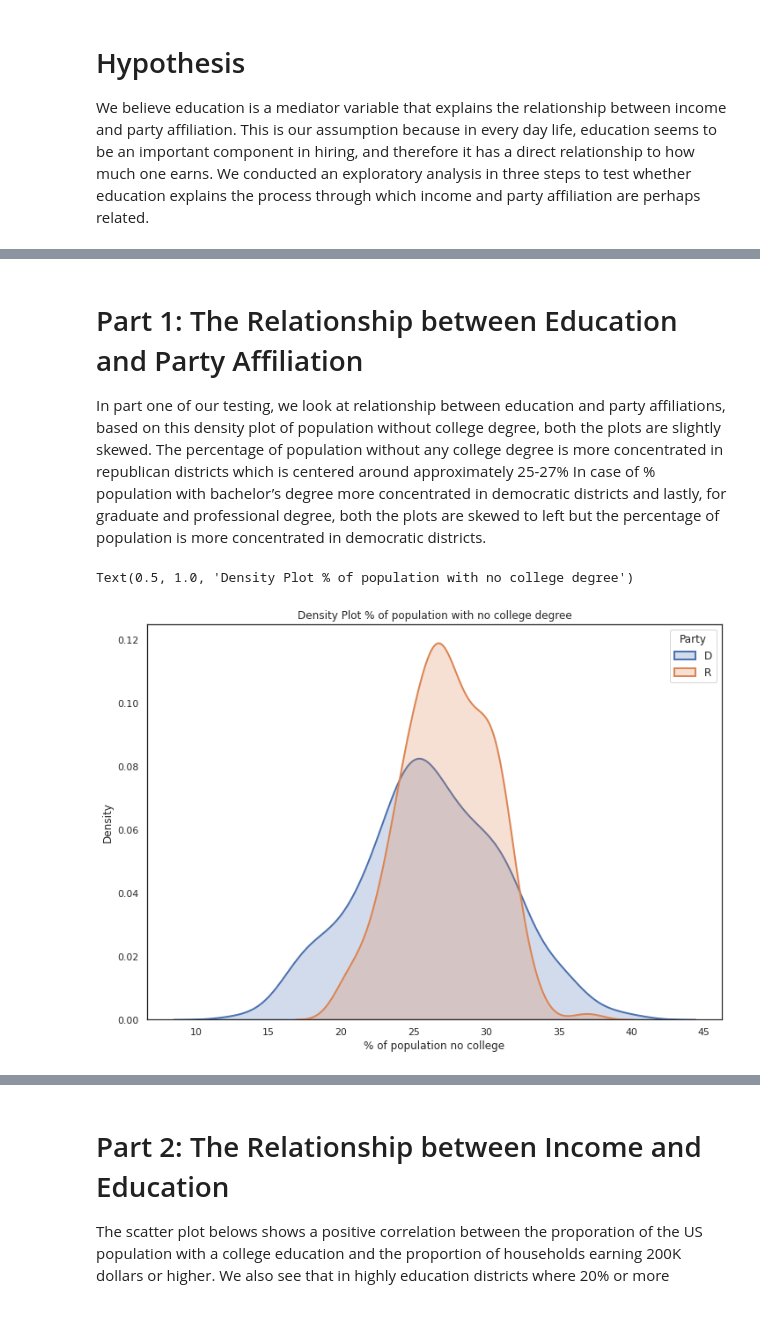
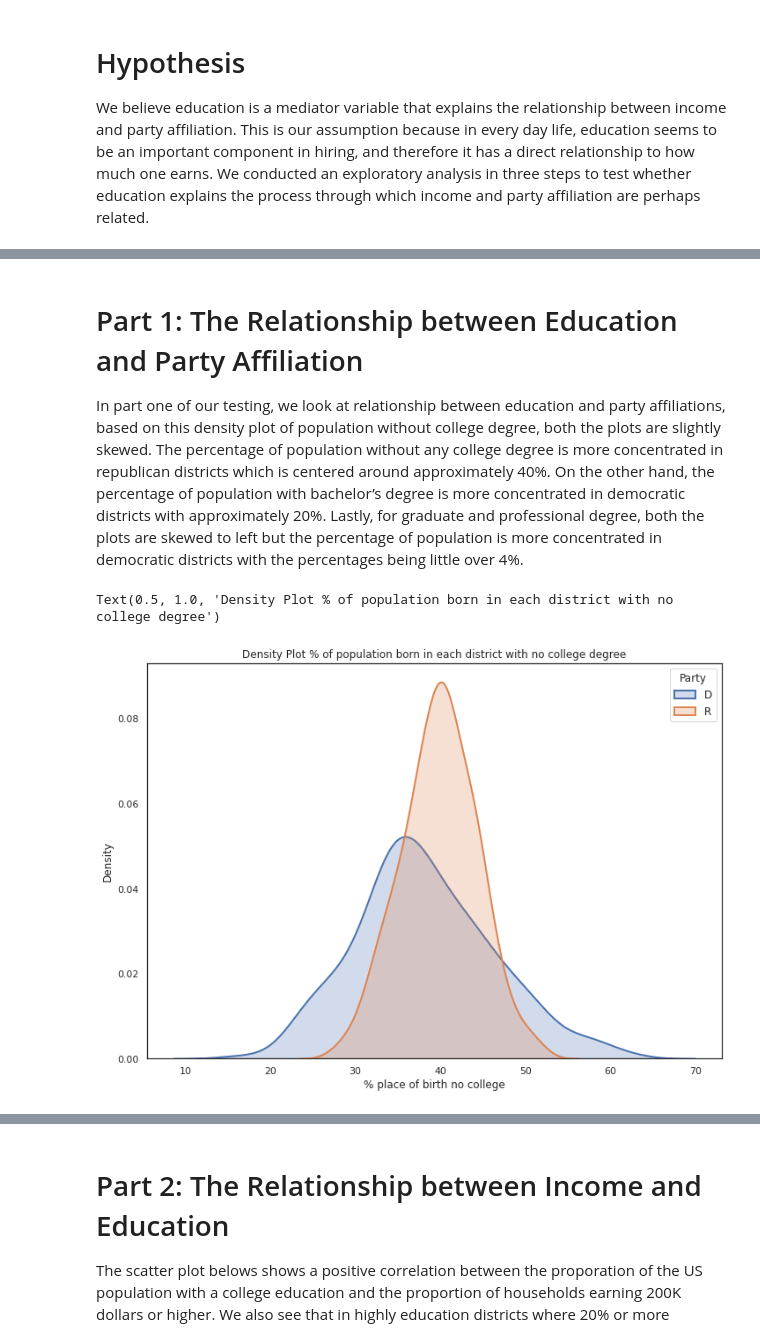
Before and after one commit to imshivs/congressional-analysis, a Jupyter notebook: Congressional_Analytics.ipynb, the cells around one changed output, grey strips where cells are left out. Drawn from its saved outputs; the diff is of its cells as text; code cells hidden in the pictures; blank space fills up the shorter version.

```diff
--- a/Congressional_Analytics.ipynb
+++ b/Congressional_Analytics.ipynb
@@ -26,7 +36,7 @@ import warnings
 sns.set(rc={'figure.figsize':(11.7,8.27)})
 sns.set_style("white")
 # %%
-url="https://api.census.gov/data/2021/acs/acs1?get=NAME,B01003_001E,B06009_002E,B06009_004E,B06009_005E,B06009_006E,B19001_017E,B19001_001E,B19001_017E&for=congressional%20district:*&in=state:*"
+url="https://api.census.gov/data/2021/acs/acs1?get=NAME,B01003_001E,B06009_001E,B06009_002E,B06009_004E,B06009_005E,B06009_006E,B19001_017E,B19001_001E,B19001_017E&for=congressional%20district:*&in=state:*"
 
 # store the response of URL
 response = urlopen(url)
@@ -36,7 +46,7 @@ data_json = json.loads(response.read())
 data_json.pop(0) # the first row of data is header information which we don't need, so pop removes that from the dataset.
 
 # Hand populate the columns based on the variable descriptions census.gov documents here: https://api.census.gov/data/2021/acs/acs1/variables.html. Note they correspond back to the variable names I included in the URL above.
-cols = ['District Name','Population','less than high school', 'high school', 'some college', 'bachelors degree','graduate or professional degree','Total Households', '$200k+', 'State code','district number']
+cols = ['District Name','Population','total place of birth','less than high school', 'high school', 'some college', 'bachelors degree','graduate or professional degree','Total Households', '$200k+', 'State code','district number']
 
 acs_df = pd.DataFrame(data_json, columns = cols)
 
@@ -47,10 +57,11 @@ acs_df['district number'] = pd.to_numeric(acs_df['district number'])
 acs_df['State'] = acs_df['State'].str.strip()
 
 # Let's just keep the columns we need
-acs_df = acs_df[['District Name','Population','less than high school', 'high school', 'some college', 'bachelors degree','graduate or professional degree','Total Households', '$200k+', 'district number', 'State']]
+acs_df = acs_df[['District Name','Population','total place of birth','less than high school', 'high school', 'some college', 'bachelors degree','graduate or professional degree','Total Households', '$200k+', 'district number', 'State']]
 # %%
 # converting columns to numeric
 acs_df["Population"] = pd.to_numeric(acs_df["Population"])
+acs_df["total place of birth"] = pd.to_numeric(acs_df["total place of birth"])
 acs_df["less than high school"] = pd.to_numeric(acs_df["less than high school"])
 acs_df["high school"] = pd.to_numeric(acs_df["high school"])
 acs_df["some college"] = pd.to_numeric(acs_df["some college"])
@@ -67,10 +78,10 @@ acs_df['Bachelors or higher'] = acs_df['bachelors degree'] + acs_df['graduate or
 # %%
 # Converting to percentages
 acs_df['% of households over $200k'] = (100*acs_df['$200k+'])/acs_df['Total Households']
-acs_df['% of population no college'] = (100*acs_df['No college'])/acs_df['Population']
+acs_df['% place of birth no college'] = (100*acs_df['No college'])/acs_df['total place of birth']
 #acs_df['% of population bachelors'] = (100*acs_df['Bachelors'])/acs_df['Population']
-acs_df['% of population bachelors'] = (100*acs_df["bachelors degree"])/acs_df['Population']
-acs_df['% of population graduate or professional degree'] = (100*acs_df["graduate or professional degree"])/acs_df['Population']
-acs_df['% of population some college'] = (100*acs_df["some college"])/acs_df['Population']
-acs_df['% of population bachelors or higher'] = acs_df['% of population graduate or professional degree'] + acs_df['% of population bachelors'] + acs_df['% of population some college']
+acs_df['% place of birth bachelors'] = (100*acs_df["bachelors degree"])/acs_df['total place of birth']
+acs_df['% place of birth graduate or professional degree'] = (100*acs_df["graduate or professional degree"])/acs_df['total place of birth']
+acs_df['% place of birth some college'] = (100*acs_df["some college"])/acs_df['total place of birth']
+acs_df['% place of birth bachelors or higher'] = acs_df['% place of birth graduate or professional degree'] + acs_df['% place of birth bachelors'] + acs_df['% place of birth some college']
 #acs_df.head()
@@ -91,6 +118,6 @@ party_df = party_df[['State', 'Party', "district number"]]
 # %%
 # Merge is like a sql natural join. We are joining on the State and District numbers being the same between the two sets.
 merged_df = pd.merge(acs_df, party_df, on=["State", "district number"])
-final_merged_df = merged_df[['% of population no college','% of population some college','% of population bachelors','% of population graduate or professional degree', '% of population bachelors or higher', 'Party', '% of households over $200k']]
+final_merged_df = merged_df[['% place of birth no college','% place of birth some college','% place of birth bachelors','% place of birth graduate or professional degree', '% place of birth bachelors or higher', 'Party', '% of households over $200k']]
 final_merged_df
 # %% [output]
@@ -110,27 +137,26 @@ final_merged_df
 # %% [markdown]
 # Part 1: The Relationship between Education and Party Affiliation
 
-In part one of our testing, we look at relationship between education and party affiliations, based on this density plot of population without college degree, both the plots are slightly skewed. The percentage of population without any college degree is more concentrated in republican districts which is centered around approximately 25-27%
-In case of % population with bachelor’s degree more concentrated in democratic districts and lastly, for graduate and professional degree, both the plots are skewed to left but the percentage of population is more concentrated in democratic districts.
+In part one of our testing, we look at relationship between education and party affiliations, based on this density plot of population without college degree, both the plots are slightly skewed. The percentage of population without any college degree is more concentrated in republican districts which is centered around approximately 40%. On the other hand, the percentage of population with bachelor’s degree is more concentrated in democratic districts with approximately 20%. Lastly, for graduate and professional degree, both the plots are skewed to left but the percentage of population is more concentrated in democratic districts with the percentages being little over 4%.
 # %%
 colors = {'R': '#FF0000', 'D': '#0015BC', 'L': '#FFFF00'}
 # %%
 # List of Party
 Party = ['D', 'R']
 
 # Iterate through Party
 for Party in Party:
     # Subset
     subset = final_merged_df[final_merged_df['Party'] == Party]
 
     # Draw the density plot
-    sns.distplot(subset['% of population no college'], hist = False, kde = True,
+    sns.distplot(subset['% place of birth no college'], hist = False, kde = True,
                  kde_kws = {'shade': True, 'linewidth': 2},
                  label = Party)
 
 # Plot formatting
 plt.legend(prop={'size': 12}, title = 'Party')
-plt.title('Density Plot % of population with no college degree')
+plt.title('Density Plot % of population born in each district with no college degree')
 # %% [output]
-Text(0.5, 1.0, 'Density Plot % of population with no college degree')
+Text(0.5, 1.0, 'Density Plot % of population born in each district with no college degree')
-[figure, old version]
+[figure, new version]
```
Also changed, not shown: parts of 28 cells of this notebook.
